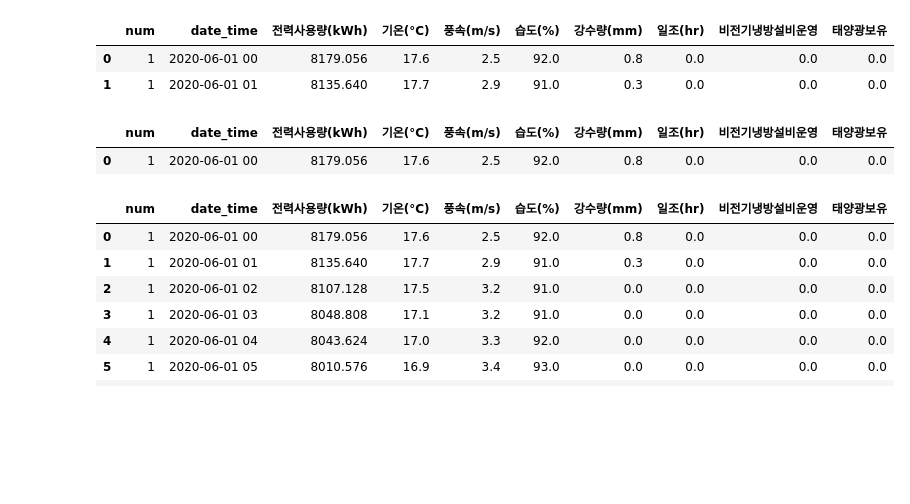
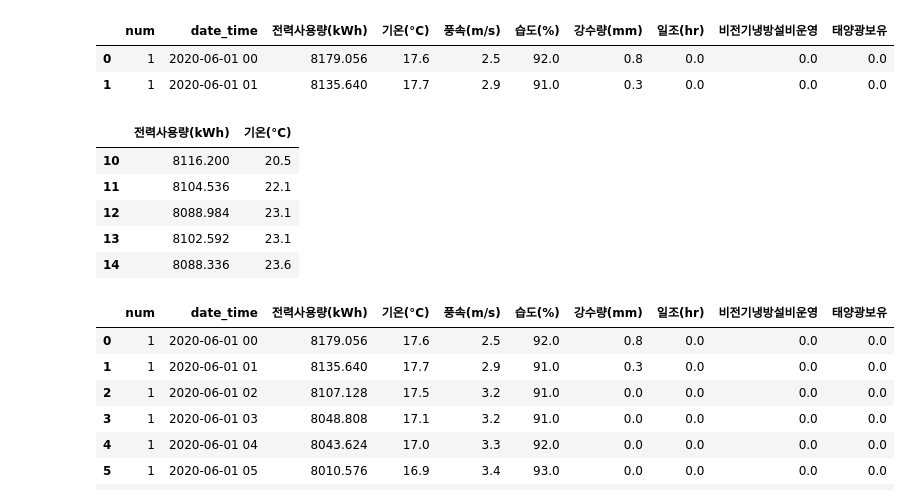
Before and after one commit to overgroove/samsung_ML, a Jupyter notebook: 03_package_pandas.ipynb, the cells around one changed output. Drawn from its saved outputs; the diff is of its cells as text; code cells hidden in the pictures; blank space fills up the shorter version.

```diff
--- a/03_package_pandas.ipynb
+++ b/03_package_pandas.ipynb
@@ -301,10 +301,14 @@ df.head(2)
 # %%
 # 데이터프레임의 선택자 iloc
 # 대괄호 내부에 인덱스 번호만 전달 가능
-df.iloc[[0]]
+df.iloc[10:15, 2:4]
 # %% [output]
-|  | num | date_time | 전력사용량(kWh) | 기온(°C) | 풍속(m/s) | 습도(%) | 강수량(mm) | 일조(hr) | 비전기냉방설비운영 | 태양광보유 |
-| 0 | 1 | 2020-06-01 00 | 8179.056 | 17.6 | 2.5 | 92.0 | 0.8 | 0.0 | 0.0 | 0.0 |
+|  | 전력사용량(kWh) | 기온(°C) |
+| 10 | 8116.200 | 20.5 |
+| 11 | 8104.536 | 22.1 |
+| 12 | 8088.984 | 23.1 |
+| 13 | 8102.592 | 23.1 |
+| 14 | 8088.336 | 23.6 |
 # %%
 # 10번 인덱스 부터 20번 인덱스 샘플 접근
 df.iloc[:10]
```
Also changed, not shown: parts of 39 cells of this notebook.
